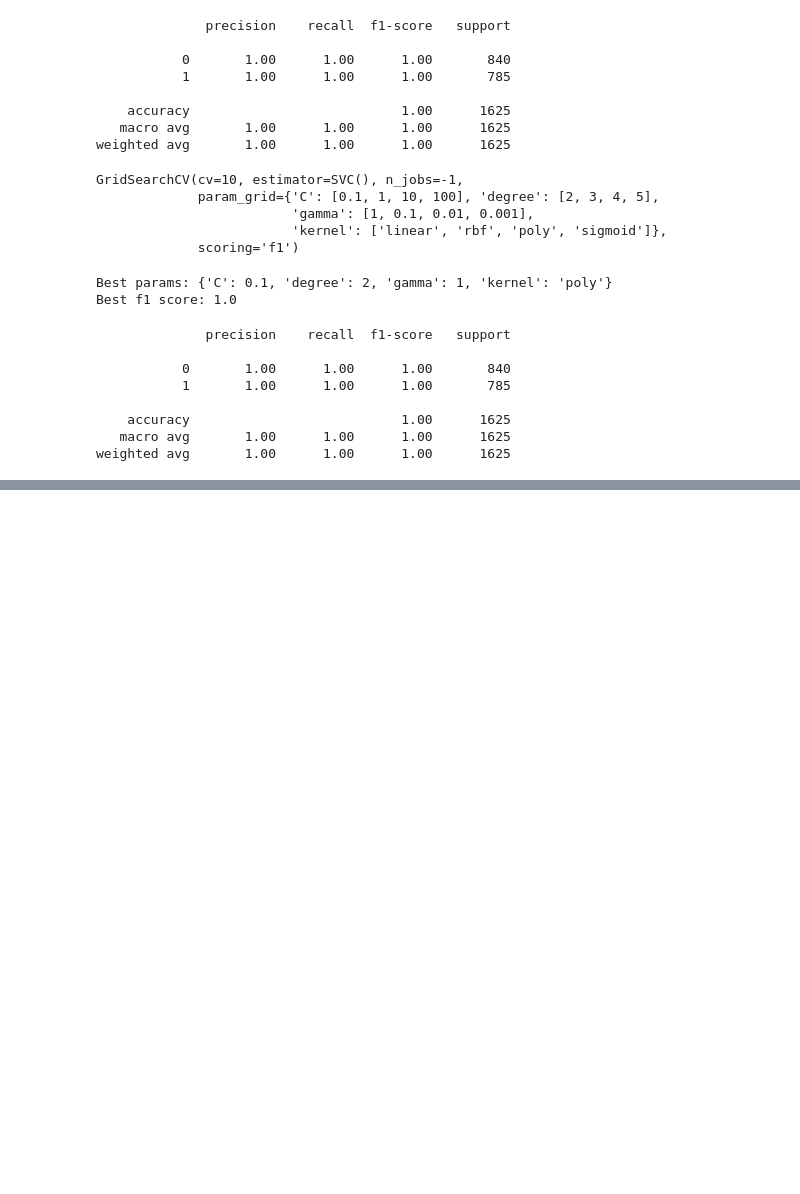
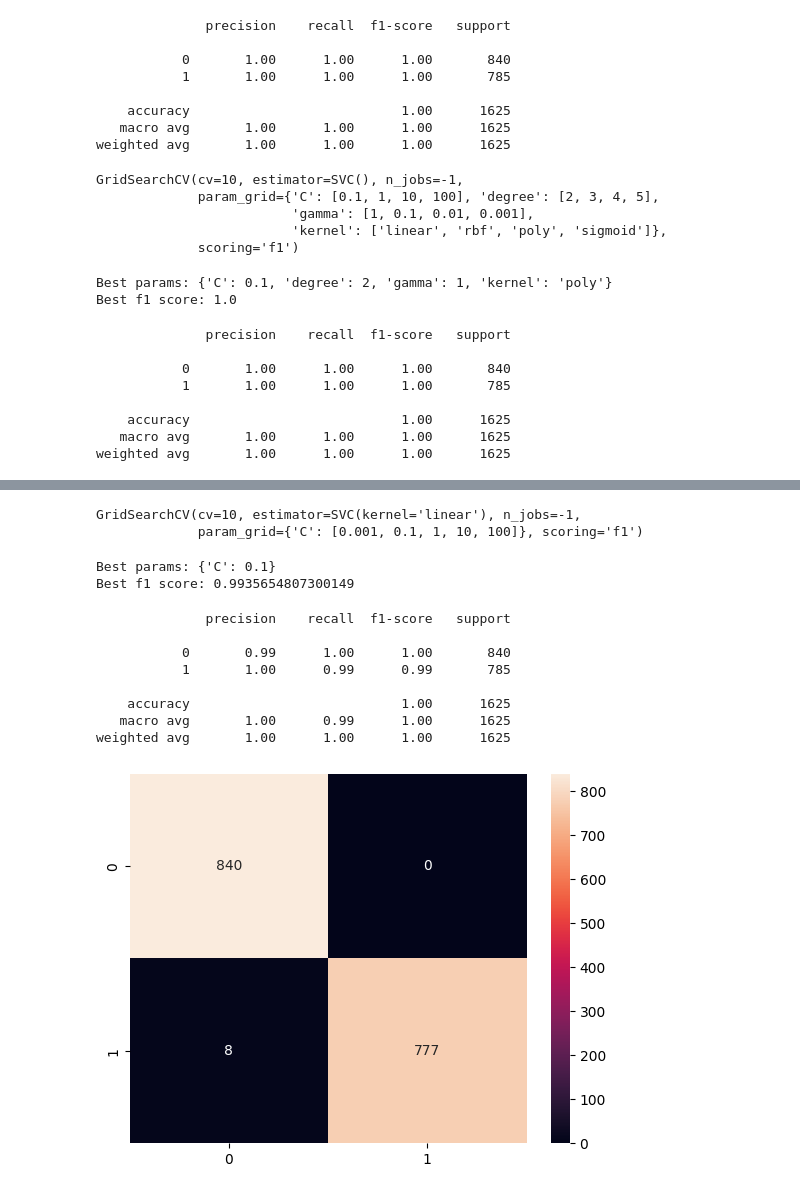
Before and after one commit to sethbeckett/cs6830_project7, a Jupyter notebook: seth.ipynb, the cells around one changed output, grey strips where cells are left out. Drawn from its saved outputs; the diff is of its cells as text; code cells hidden in the pictures; blank space fills up the shorter version.

```diff
--- a/seth.ipynb
+++ b/seth.ipynb
@@ -102,0 +300,35 @@ weighted avg       1.00      1.00      1.00      1625
+# %%
+# find the top 5 features for the best SVC model
+X_top_5_svc = X[coefficients_svc["feature"].head(5)]
+X_train_top_5_svc, X_test_top_5_svc, y_train_top_5_svc, y_test_top_5_svc = train_test_split(X_top_5_svc, y, test_size=0.2, random_state=7)
+# %%
+svc_top_5 = SVC(kernel="linear")
+param_grid_top_5_svc = {'C': [0.001, 0.1, 1, 10, 100]}
+grid_top_5_svc = GridSearchCV(svc_top_5, param_grid_top_5_svc, cv=10, scoring="f1", n_jobs=-1)
+grid_top_5_svc.fit(X_train_top_5_svc, y_train_top_5_svc)
+# %% [output]
+GridSearchCV(cv=10, estimator=SVC(kernel='linear'), n_jobs=-1,
+             param_grid={'C': [0.001, 0.1, 1, 10, 100]}, scoring='f1')
+# %%
+print(f"Best params: {grid_top_5_svc.best_params_}")
+print(f"Best f1 score: {grid_top_5_svc.best_score_}")
+# %% [output]
+Best params: {'C': 0.1}
+Best f1 score: 0.9935654807300149
+# %%
+# show confusion matrix for the best SVC model with only the top 5 features
+y_pred_top_5_svc = grid_top_5_svc.predict(X_test_top_5_svc)
+print(classification_report(y_test_top_5_svc, y_pred_top_5_svc))
+cm_top_5_svc = confusion_matrix(y_test_top_5_svc, y_pred_top_5_svc)
+sns.heatmap(cm_top_5_svc, annot=True, fmt="d")
+plt.show()
+# %% [output]
+              precision    recall  f1-score   support
+
+           0       0.99      1.00      1.00       840
+           1       1.00      0.99      0.99       785
+
+    accuracy                           1.00      1625
+   macro avg       1.00      0.99      1.00      1625
+weighted avg       1.00      1.00      1.00      1625
+[figure, added]
```
Also changed, not shown: parts of 29 cells of this notebook.
